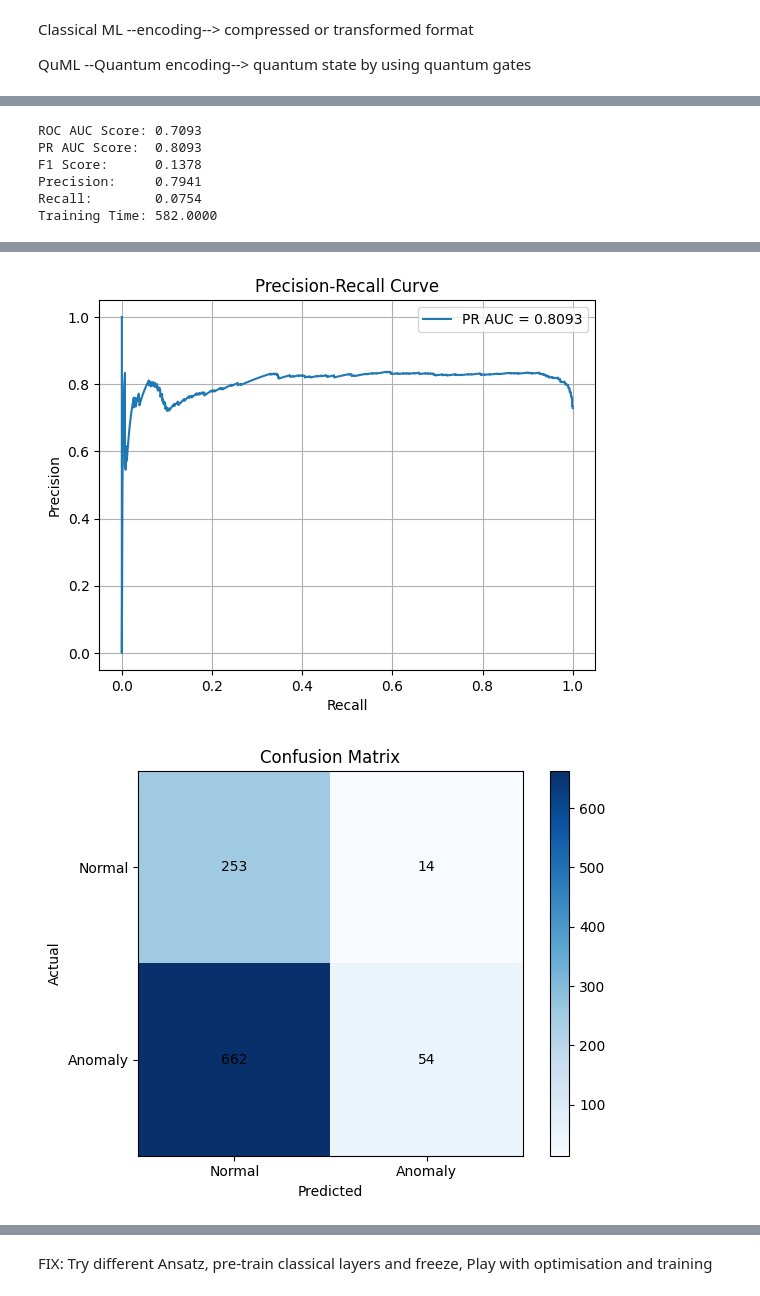
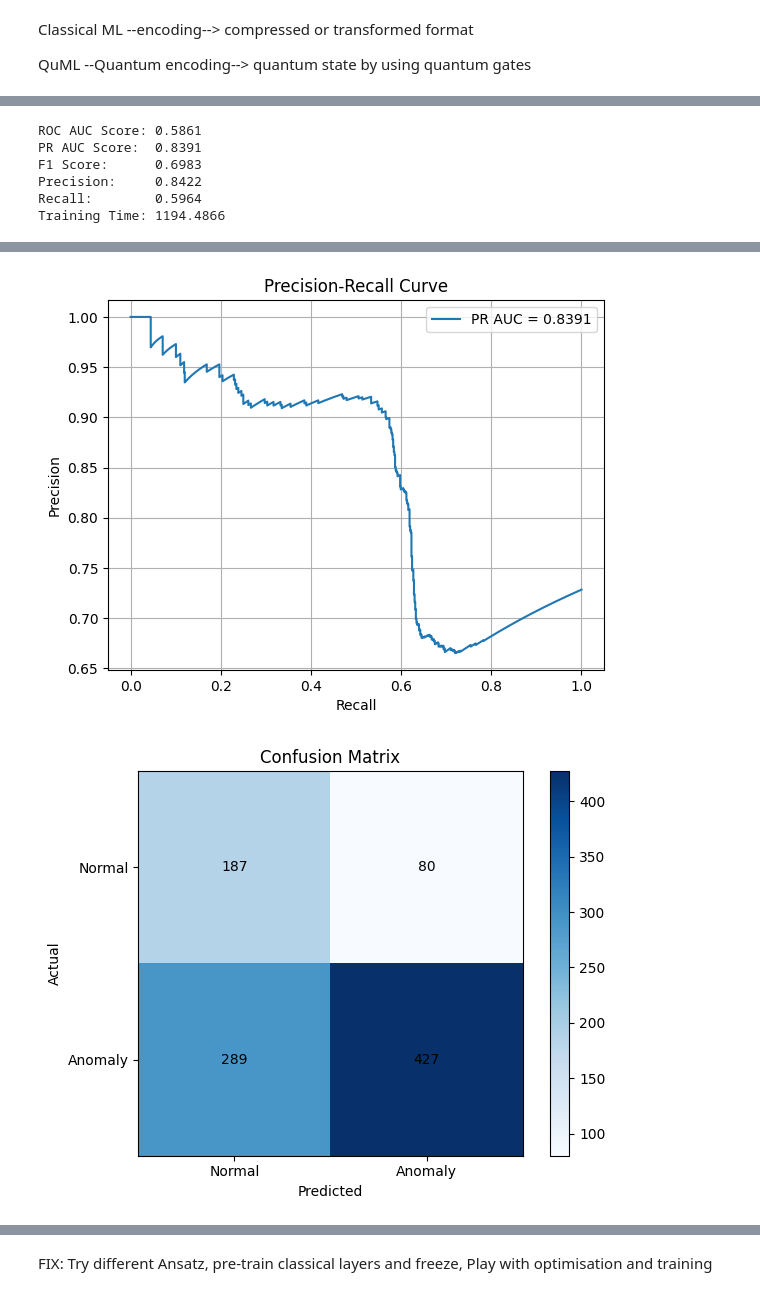
Before and after one commit to nishantak/Quantum_ML, a Jupyter notebook: QuAnomalyDetection_AutoEncoder.ipynb, the cells around one changed output, grey strips where cells are left out. Cells and saved outputs as stored; diff of their text form; code cells hidden in the pictures.

```diff
--- a/QuAnomalyDetection_AutoEncoder.ipynb
+++ b/QuAnomalyDetection_AutoEncoder.ipynb
@@ -593,10 +593,10 @@ Model
 # %%
 INPUT_DIM = train_dataset[0][0].shape[0]
 ENCODER_DIM = INPUT_DIM//2
-DECODER_DIM = INPUT_DIM
-LATENT_DIM = 16
+DECODER_DIM = 128
+LATENT_DIM = 64
 
-print(f"INPUT_DIM: {INPUT_DIM}\nENCODER_DIM: {ENCODER_DIM}\nDECODER_DIM: {DECODER_DIM}\nLATENT_DIM: {LATENT_DIM}")
+print(f"INPUT_DIM: {INPUT_DIM} -> ENCODER_DIM: {ENCODER_DIM} -> LATENT_DIM: {LATENT_DIM} -> DECODER_DIM: {DECODER_DIM}")
 
 EPOCHS = 256
 LR = 1e-3
@@ -626,7 +623,7 @@ class Autoencoder(nn.Module):
         return out, latent
 
 # Training loop
-def train_autoencoder(model, dataloader, optimizer, loss_fn):
+def train_autoencoder(model, dataloader, optimizer, loss_fn, printing=True):
     model.train()
     total_loss = 0
     print("Training")
@@ -640,7 +637,8 @@ def train_autoencoder(model, dataloader, optimizer, loss_fn):
             loss.backward()
             optimizer.step()
             total_loss += loss.item()
-        if not epoch or not (epoch+1)%8: print(f"Epoch {epoch+1} Loss: {loss:.5f}")
+        if  printing and (not epoch or not (epoch+1)%8): print(f"Epoch {epoch+1} Loss: {loss:.5f}")
+        if epoch+1 == EPOCHS: print(f"Epoch {epoch+1} Loss: {loss:.5f}")
         total_loss /= len(dataloader)
     return total_loss
 # %%
@@ -666,9 +664,8 @@ def evaluate_autoencoder(model, dataloader):
 
     return np.array(errors), np.array(labels), np.array(latents), np.array(inputs), np.array(reconstructions)
 # %%
-PERCENTILE = 95
-def plot_all_metrics(errors, labels, latents, inputs, recons, train_time):
-    threshold = np.percentile(errors[labels==0], PERCENTILE)
+def plot_all_metrics(errors, labels, latents, inputs, recons, train_time=0, percentile=95):
+    threshold = np.percentile(errors[labels==0], percentile)
     preds = (errors > threshold).astype(int)
     roc_auc = roc_auc_score(labels, errors)
     pr_auc = average_precision_score(labels, errors)
@@ -760,7 +757,7 @@ def plot_all_metrics(errors, labels, latents, inputs, recons, train_time):
     f1_scores = [f1_score(labels, (errors > t).astype(int)) for t in thresholds]
     plt.figure()
     plt.plot(thresholds, f1_scores)
-    plt.axvline(threshold, color='red', linestyle='--', label=f"{PERCENTILE}%ile Threshold")
+    plt.axvline(threshold, color='red', linestyle='--', label=f"{percentile}%ile Threshold")
     plt.title("F1 Score vs Threshold")
     plt.xlabel("Threshold")
     plt.ylabel("F1 Score")
@@ -918,10 +916,10 @@ Model
 # Classical Layer
 INPUT_DIM = train_dataset[0][0].shape[0]
 ENCODER_DIM = INPUT_DIM//2
-DECODER_DIM = INPUT_DIM*2
-LATENT_DIM =  4 # match number of qubits
+DECODER_DIM = 128
+LATENT_DIM =  8 # match number of qubits
 
-print(f"INPUT_DIM: {INPUT_DIM}\nENCODER_DIM: {ENCODER_DIM}\nDECODER_DIM: {DECODER_DIM}\nLATENT_DIM: {LATENT_DIM}")
+print(f"INPUT_DIM: {INPUT_DIM} -> ENCODER_DIM: {ENCODER_DIM} -> LATENT_DIM: {LATENT_DIM} -> DECODER_DIM: {DECODER_DIM}")
 
 EPOCHS = 64
 # %% [output]
@@ -1035,10 +1030,10 @@ Epoch 64 Loss: 0.01242
 # %%
 errors, labels, latents, inputs, recons = evaluate_autoencoder(model, test_loader)
-hybrid_metrics = plot_all_metrics(errors, labels, latents, inputs, recons, training_time)
+hybrid_metrics = plot_all_metrics(errors, labels, latents, inputs, recons, training_time, percentile=70)
 # %% [output]
-ROC AUC Score: 0.7093
-PR AUC Score:  0.8093
-F1 Score:      0.1378
-Precision:     0.7941
-Recall:        0.0754
-Training Time: 582.0000
+ROC AUC Score: 0.5861
+PR AUC Score:  0.8391
+F1 Score:      0.6983
+Precision:     0.8422
+Recall:        0.5964
+Training Time: 1194.4866
@@ -1046,2 +1041,2 @@ Training Time: 582.0000
-[figure, old version]
+[figure, new version]
-[figure, old version]
+[figure, new version]
```
Also changed, not shown: parts of 14 cells of this notebook.
